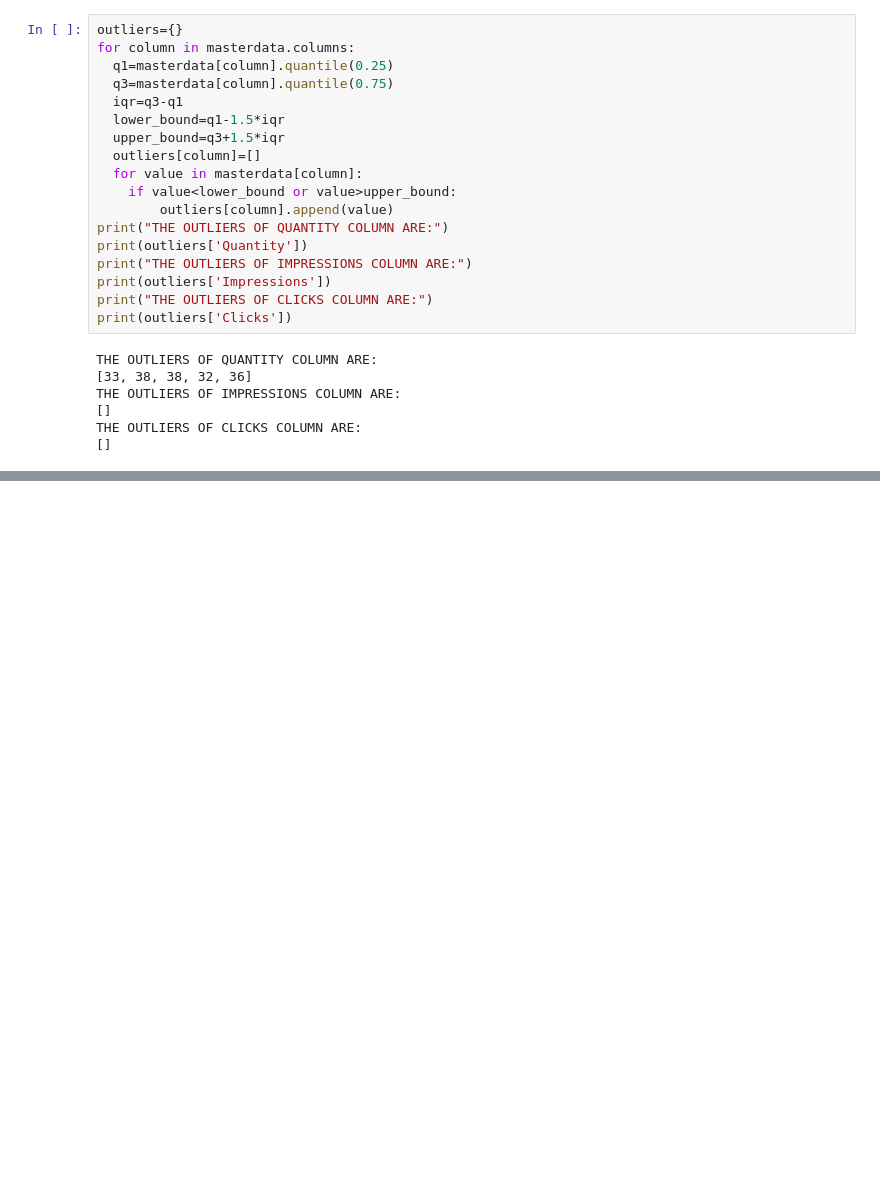
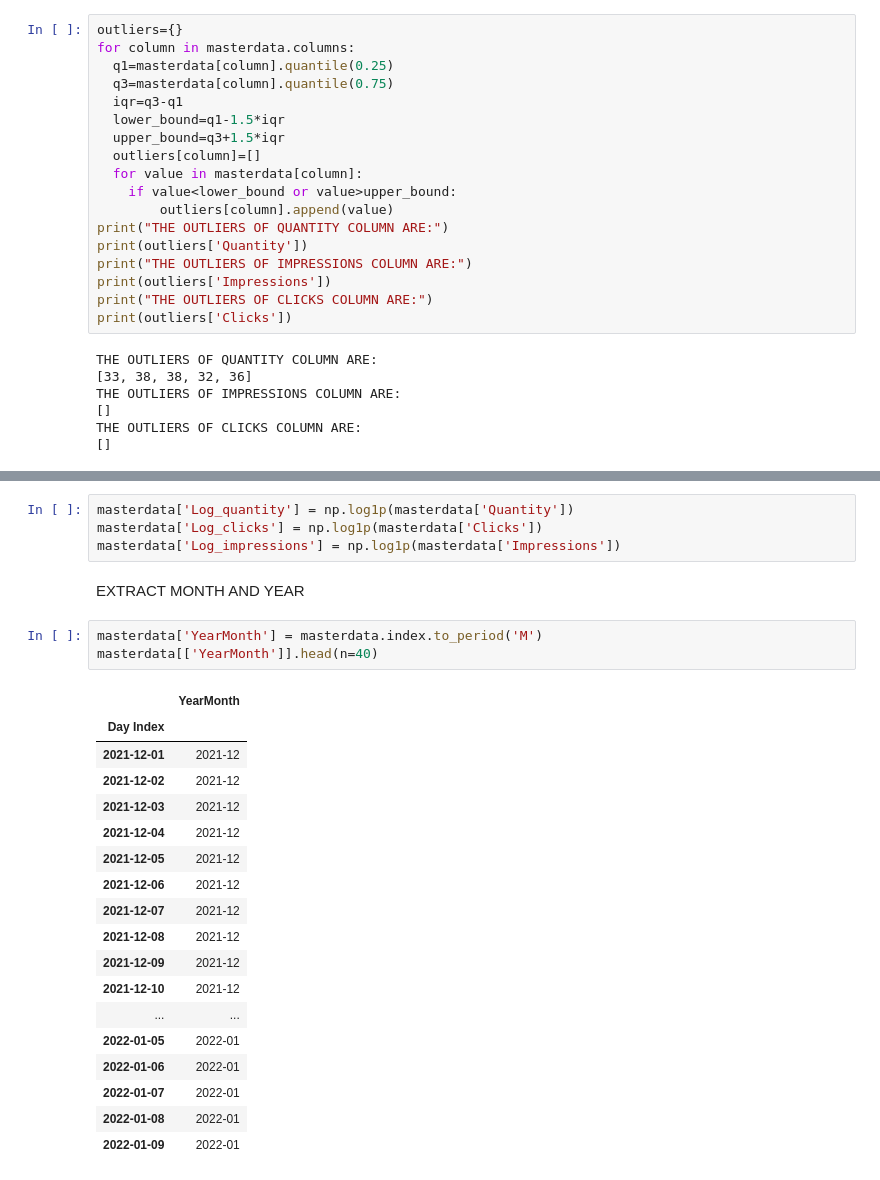
Before and after one commit to Chris-Joy26/Chris-Infosys-Nov24, a Jupyter notebook: WEEK2.ipynb, the cells around one changed output, grey strips where cells are left out. Saved outputs shown, nothing was run; the diff lists cells and outputs as text; blank space fills up the shorter version.

```diff
--- a/WEEK2.ipynb
+++ b/WEEK2.ipynb
@@ -522,0 +551,28 @@ THE OUTLIERS OF CLICKS COLUMN ARE:
+# %%
+masterdata['Log_quantity'] = np.log1p(masterdata['Quantity'])
+masterdata['Log_clicks'] = np.log1p(masterdata['Clicks'])
+masterdata['Log_impressions'] = np.log1p(masterdata['Impressions'])
+# %% [markdown]
+EXTRACT MONTH AND YEAR
+# %%
+masterdata['YearMonth'] = masterdata.index.to_period('M')
+masterdata[['YearMonth']].head(n=40)
+# %% [output]
+|  | YearMonth |
+| Day Index |  |
+| 2021-12-01 | 2021-12 |
+| 2021-12-02 | 2021-12 |
+| 2021-12-03 | 2021-12 |
+| 2021-12-04 | 2021-12 |
+| 2021-12-05 | 2021-12 |
+| 2021-12-06 | 2021-12 |
+| 2021-12-07 | 2021-12 |
+| 2021-12-08 | 2021-12 |
+| 2021-12-09 | 2021-12 |
+| 2021-12-10 | 2021-12 |
+| ... | ... |
+| 2022-01-05 | 2022-01 |
+| 2022-01-06 | 2022-01 |
+| 2022-01-07 | 2022-01 |
+| 2022-01-08 | 2022-01 |
+| 2022-01-09 | 2022-01 |
```
Also changed, not shown: parts of 24 cells of this notebook.
